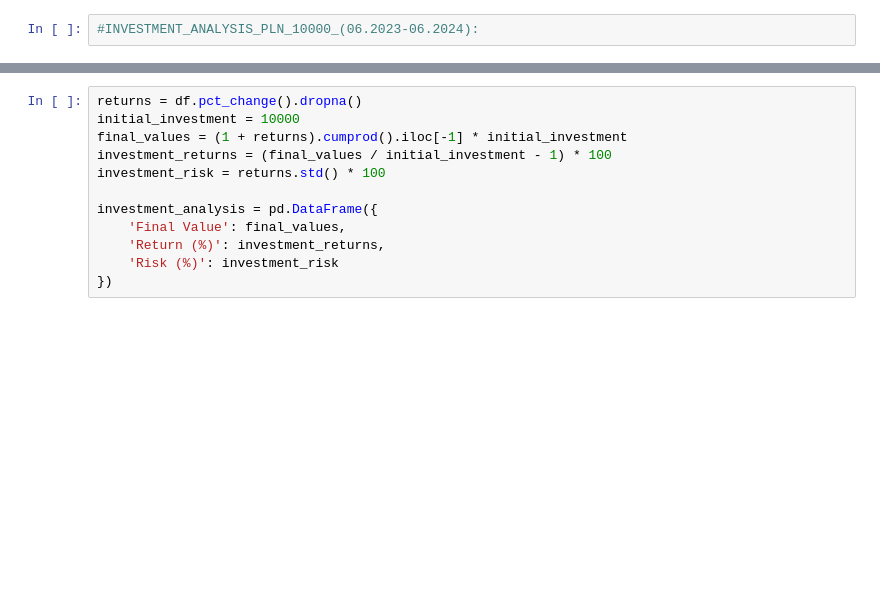
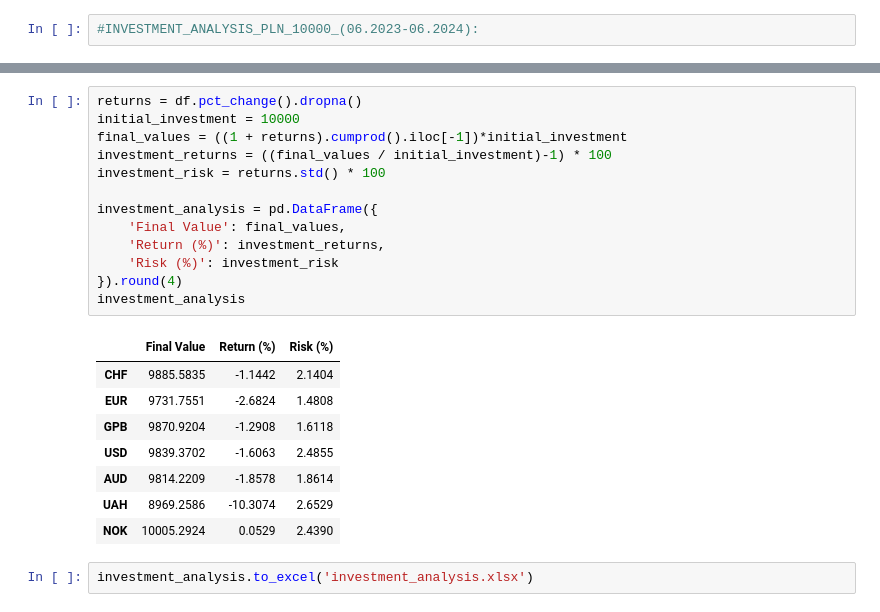
Before and after one commit to jsadlowska/pandas_currencies, a Jupyter notebook: 3_Example_investments.ipynb, the cells around one changed output, grey strips where cells are left out. Cells and saved outputs as stored; diff of their text form; blank space fills up the shorter version.

```diff
--- a/3_Example_investments.ipynb
+++ b/3_Example_investments.ipynb
@@ -10,13 +30,25 @@ df = df.round(4)
 # %%
 returns = df.pct_change().dropna()
 initial_investment = 10000
-final_values = (1 + returns).cumprod().iloc[-1] * initial_investment
-investment_returns = (final_values / initial_investment - 1) * 100
+final_values = ((1 + returns).cumprod().iloc[-1])*initial_investment
+investment_returns = ((final_values / initial_investment)-1) * 100
 investment_risk = returns.std() * 100
 
 investment_analysis = pd.DataFrame({
     'Final Value': final_values,
     'Return (%)': investment_returns,
     'Risk (%)': investment_risk
-})
+}).round(4)
+investment_analysis
+# %% [output]
+|  | Final Value | Return (%) | Risk (%) |
+| CHF | 9885.5835 | -1.1442 | 2.1404 |
+| EUR | 9731.7551 | -2.6824 | 1.4808 |
+| GPB | 9870.9204 | -1.2908 | 1.6118 |
+| USD | 9839.3702 | -1.6063 | 2.4855 |
+| AUD | 9814.2209 | -1.8578 | 1.8614 |
+| UAH | 8969.2586 | -10.3074 | 2.6529 |
+| NOK | 10005.2924 | 0.0529 | 2.4390 |
+# %%
+investment_analysis.to_excel('investment_analysis.xlsx')
 # %%
```
Also changed, not shown: parts of 3 cells of this notebook, 5 other files.
